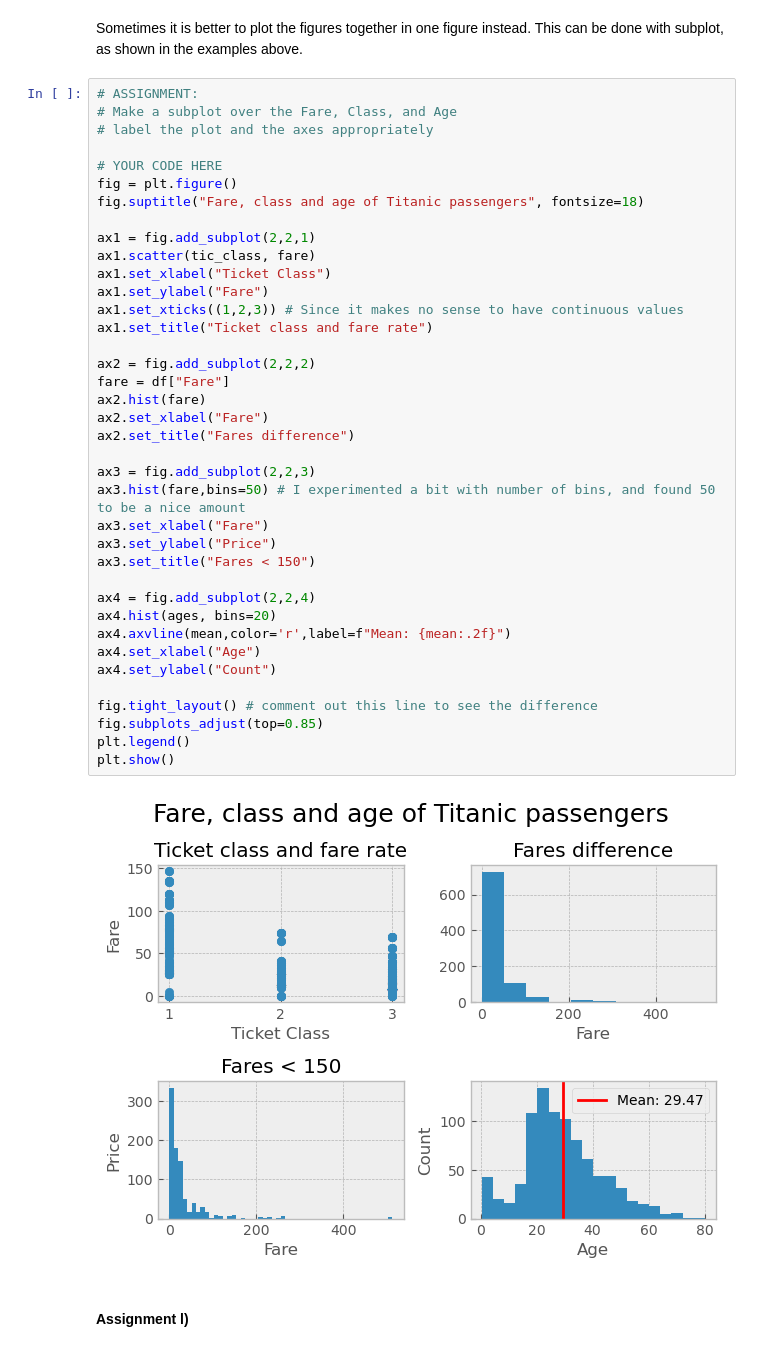
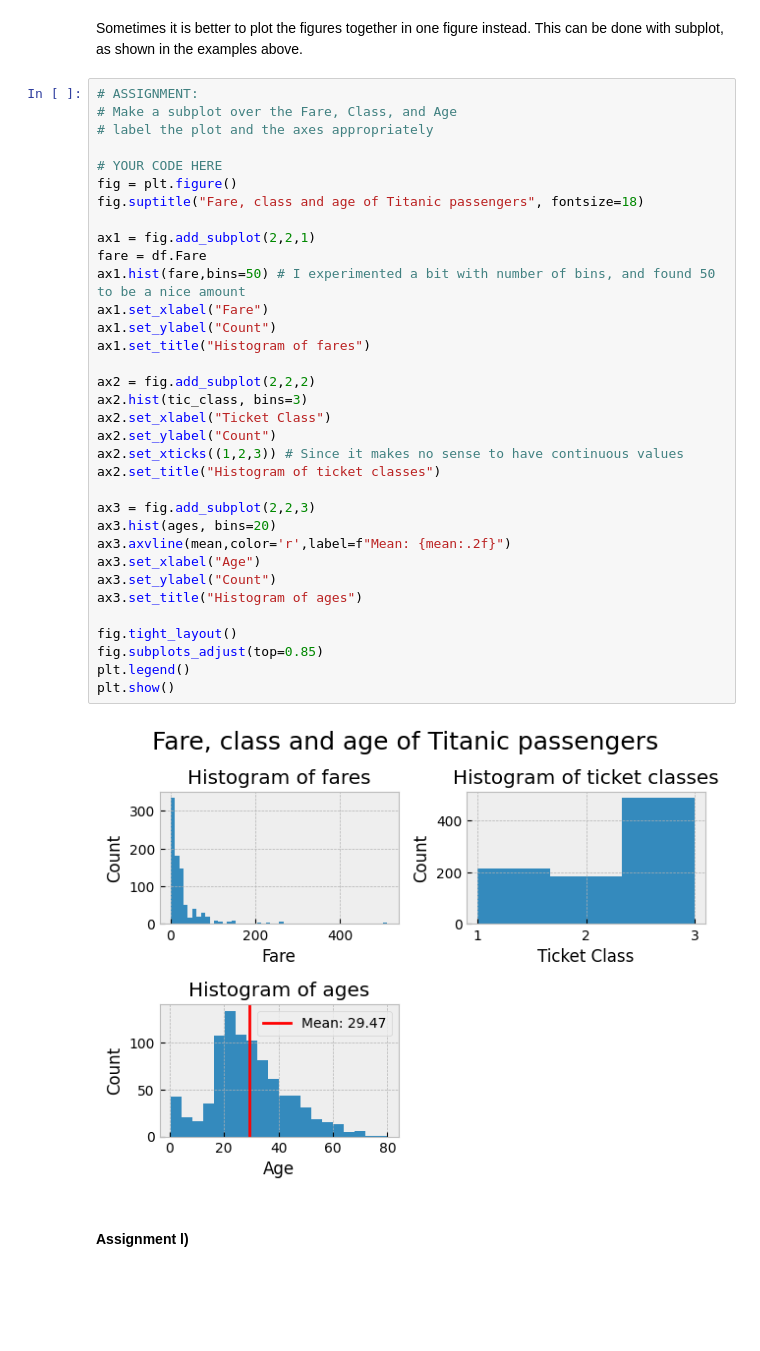
Before and after one commit to sier8161/ml-1dl034-public-assignments, a Jupyter notebook: Assignments/Practical/PracticalNotebook2.ipynb, the cells around one changed output. Cells and saved outputs as stored; diff of their text form; blank space fills up the shorter version.

```diff
--- a/Assignments/Practical/PracticalNotebook2.ipynb
+++ b/Assignments/Practical/PracticalNotebook2.ipynb
@@ -513,43 +507,39 @@ Sometimes it is better to plot the figures together in one figure instead. This
 # %%
 # ASSIGNMENT:
 # Make a subplot over the Fare, Class, and Age
 # label the plot and the axes appropriately
 
 # YOUR CODE HERE
 fig = plt.figure()
 fig.suptitle("Fare, class and age of Titanic passengers", fontsize=18)
 
 ax1 = fig.add_subplot(2,2,1)
-ax1.scatter(tic_class, fare)
-ax1.set_xlabel("Ticket Class")
-ax1.set_ylabel("Fare")
-ax1.set_xticks((1,2,3)) # Since it makes no sense to have continuous values
-ax1.set_title("Ticket class and fare rate")
+fare = df.Fare
+ax1.hist(fare,bins=50) # I experimented a bit with number of bins, and found 50 to be a nice amount
+ax1.set_xlabel("Fare")
+ax1.set_ylabel("Count")
+ax1.set_title("Histogram of fares")
 
 ax2 = fig.add_subplot(2,2,2)
-fare = df["Fare"]
-ax2.hist(fare)
-ax2.set_xlabel("Fare")
-ax2.set_title("Fares difference")
+ax2.hist(tic_class, bins=3)
+ax2.set_xlabel("Ticket Class")
+ax2.set_ylabel("Count")
+ax2.set_xticks((1,2,3)) # Since it makes no sense to have continuous values
+ax2.set_title("Histogram of ticket classes")
 
 ax3 = fig.add_subplot(2,2,3)
-ax3.hist(fare,bins=50) # I experimented a bit with number of bins, and found 50 to be a nice amount
-ax3.set_xlabel("Fare")
-ax3.set_ylabel("Price")
-ax3.set_title("Fares < 150")
+ax3.hist(ages, bins=20)
+ax3.axvline(mean,color='r',label=f"Mean: {mean:.2f}")
+ax3.set_xlabel("Age")
+ax3.set_ylabel("Count")
+ax3.set_title("Histogram of ages")
 
-ax4 = fig.add_subplot(2,2,4)
-ax4.hist(ages, bins=20)
-ax4.axvline(mean,color='r',label=f"Mean: {mean:.2f}")
-ax4.set_xlabel("Age")
-ax4.set_ylabel("Count")
-
-fig.tight_layout() # comment out this line to see the difference
+fig.tight_layout()
 fig.subplots_adjust(top=0.85)
 plt.legend()
 plt.show()
 # %% [output]
-[figure, old version]
+[figure, new version]
 # %% [markdown]
 #### Assignment l)
 # %% [markdown]
```
Also changed, not shown: parts of 14 cells of this notebook.
